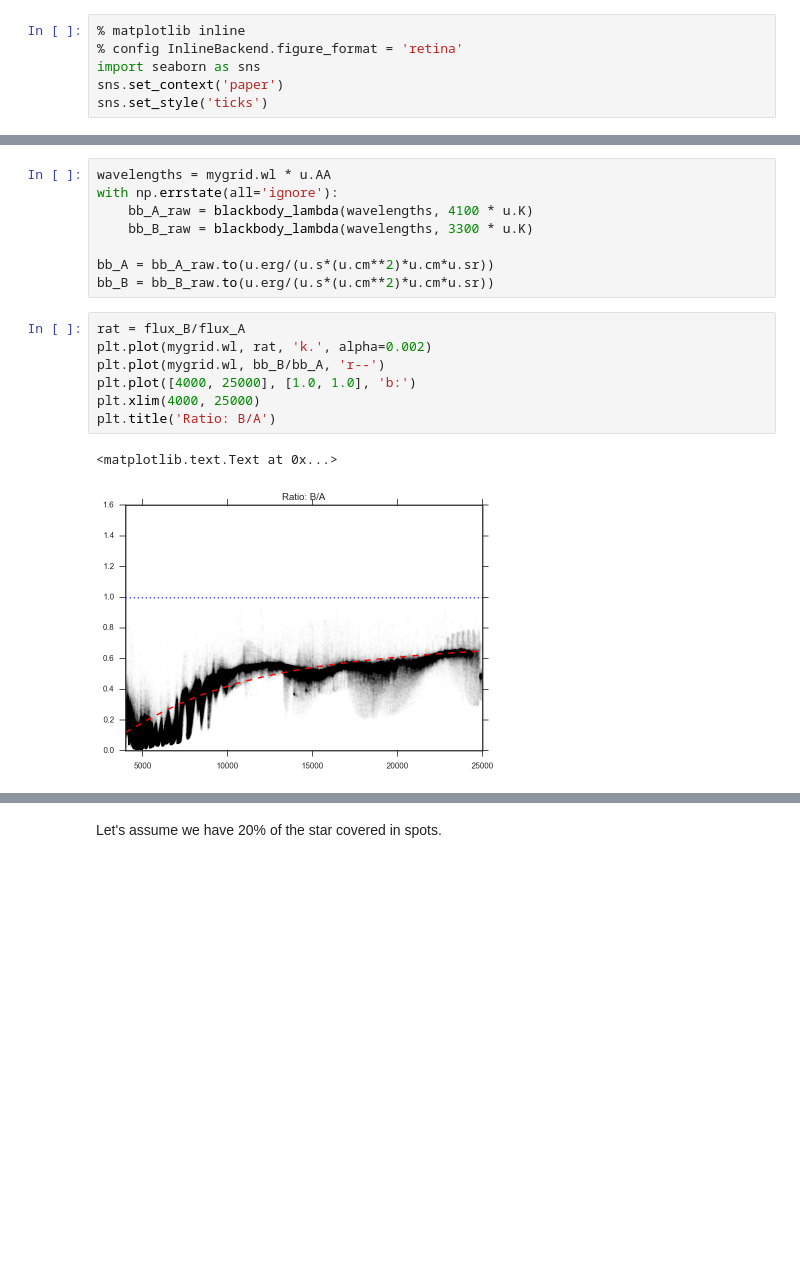
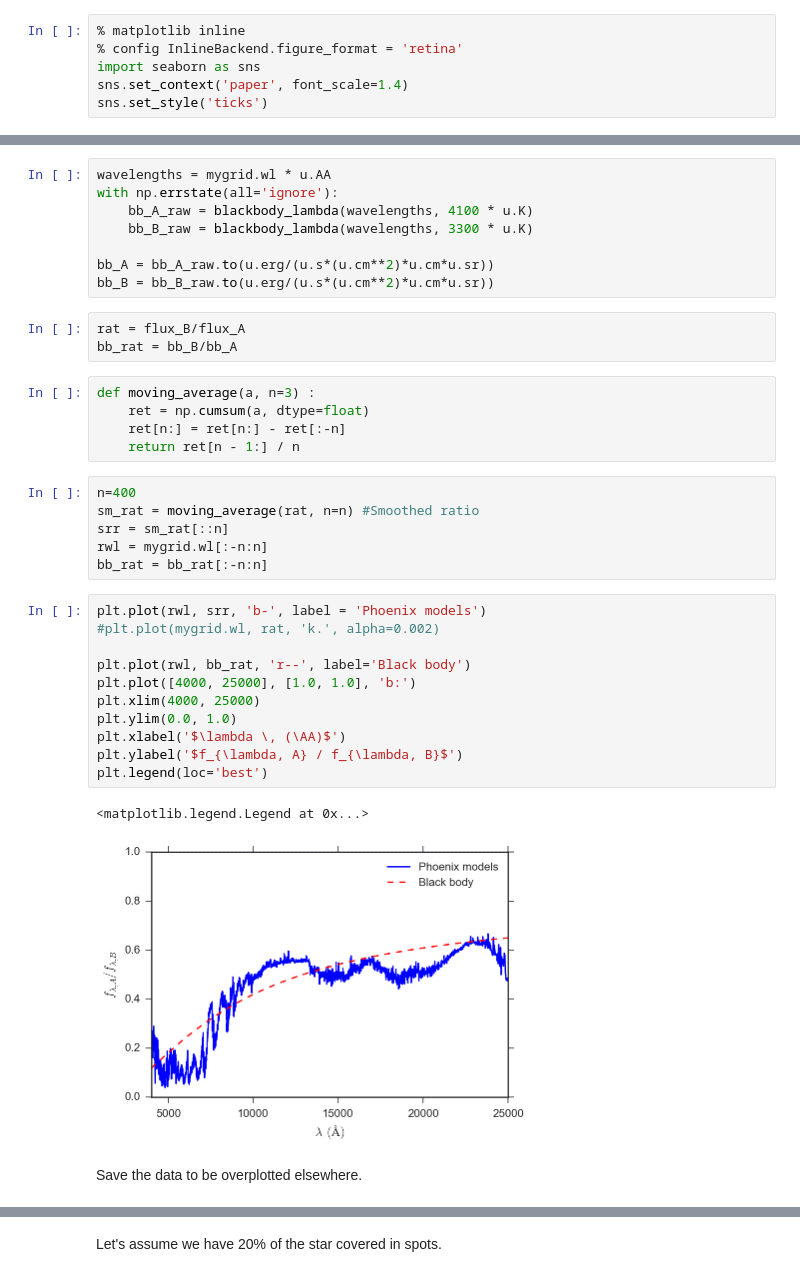
Before and after one commit to BrownDwarf/welter, a Jupyter notebook: notebooks/experiment_to_add_starpot_models-02.ipynb, the cells around one changed output, grey strips where cells are left out. Cells and saved outputs as stored; diff of their text form; blank space fills up the shorter version.

```diff
--- a/notebooks/experiment_to_add_starpot_models-02.ipynb
+++ b/notebooks/experiment_to_add_starpot_models-02.ipynb
@@ -18,7 +18,7 @@ import matplotlib.pyplot as plt
 % matplotlib inline
 % config InlineBackend.figure_format = 'retina'
 import seaborn as sns
-sns.set_context('paper')
+sns.set_context('paper', font_scale=1.4)
 sns.set_style('ticks')
 # %% [markdown]
 ## Just plot the *flux-calibrated* models
@@ -63,13 +63,33 @@ with np.errstate(all='ignore'):
 
 bb_A = bb_A_raw.to(u.erg/(u.s*(u.cm**2)*u.cm*u.sr))
 bb_B = bb_B_raw.to(u.erg/(u.s*(u.cm**2)*u.cm*u.sr))
+# %%
+rat = flux_B/flux_A
+bb_rat = bb_B/bb_A
+# %%
+def moving_average(a, n=3) :
+    ret = np.cumsum(a, dtype=float)
+    ret[n:] = ret[n:] - ret[:-n]
+    return ret[n - 1:] / n
+# %%
+n=400
+sm_rat = moving_average(rat, n=n) #Smoothed ratio
+srr = sm_rat[::n]
+rwl = mygrid.wl[:-n:n]
+bb_rat = bb_rat[:-n:n]
 # %%
-rat = flux_B/flux_A
-plt.plot(mygrid.wl, rat, 'k.', alpha=0.002)
-plt.plot(mygrid.wl, bb_B/bb_A, 'r--')
+plt.plot(rwl, srr, 'b-', label = 'Phoenix models')
+#plt.plot(mygrid.wl, rat, 'k.', alpha=0.002)
+
+plt.plot(rwl, bb_rat, 'r--', label='Black body')
 plt.plot([4000, 25000], [1.0, 1.0], 'b:')
 plt.xlim(4000, 25000)
-plt.title('Ratio: B/A')
+plt.ylim(0.0, 1.0)
+plt.xlabel('$\lambda \, (\AA)$')
+plt.ylabel('$f_{\lambda, A} / f_{\lambda, B}$')
+plt.legend(loc='best')
 # %% [output]
-<matplotlib.text.Text at 0x...>
+<matplotlib.legend.Legend at 0x...>
-[figure, old version]
+[figure, new version]
+# %% [markdown]
+Save the data to be overplotted elsewhere.
```
Also changed, not shown: parts of 3 cells of this notebook.
